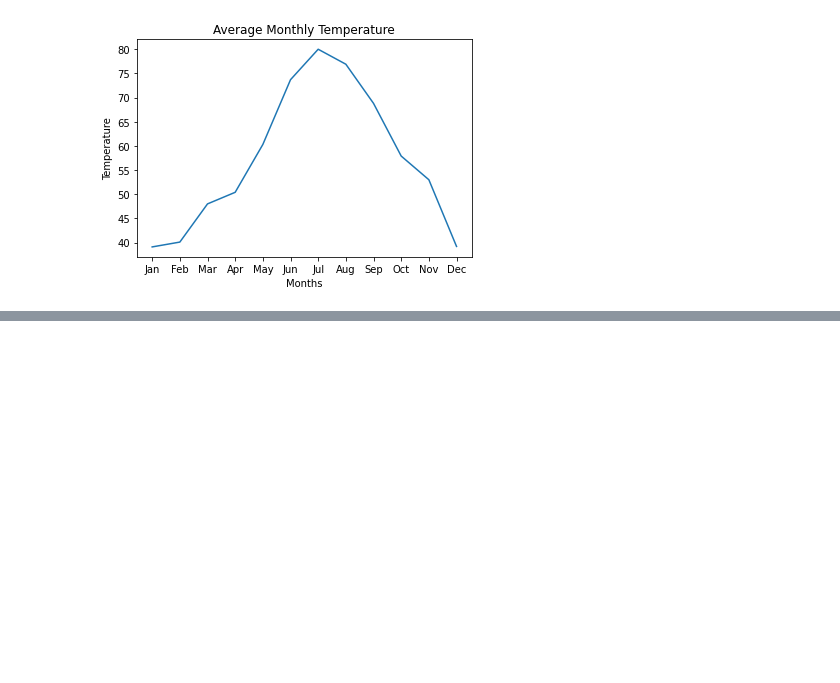
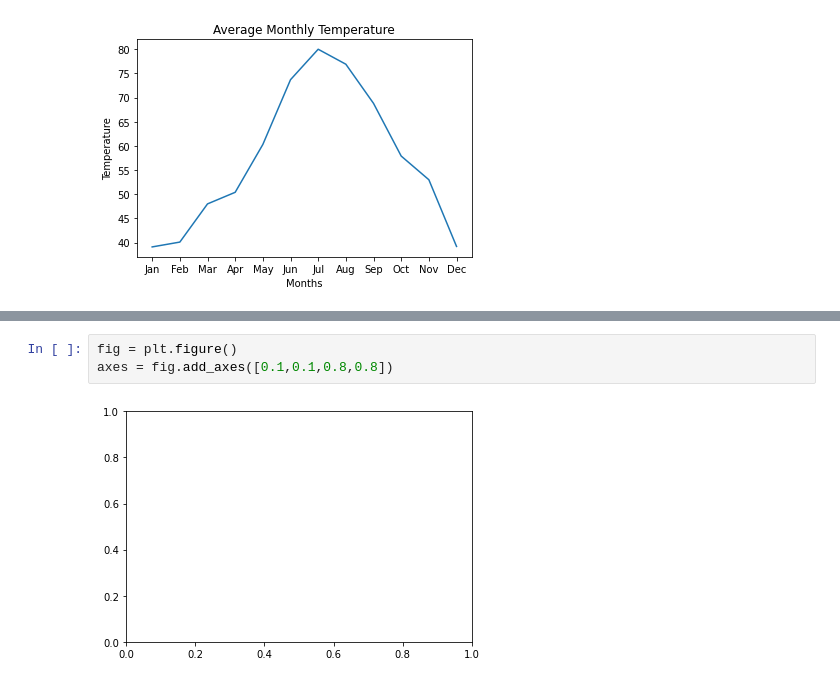
Before and after one commit to umar7860/numpy-linkedIn-course, a Jupyter notebook: NumPy Course Part 2/MatplotlibBasic.ipynb, the cells around one changed output, grey strips where cells are left out. Saved outputs shown, nothing was run; the diff lists cells and outputs as text; blank space fills up the shorter version.

```diff
--- a/NumPy Course Part 2/MatplotlibBasic.ipynb
+++ b/NumPy Course Part 2/MatplotlibBasic.ipynb
@@ -21,0 +48,5 @@ plt.show
+# %%
+fig = plt.figure()
+axes = fig.add_axes([0.1,0.1,0.8,0.8])
+# %% [output]
+[figure, added]
```
Also changed, not shown: parts of 6 cells of this notebook, 2 other files.
